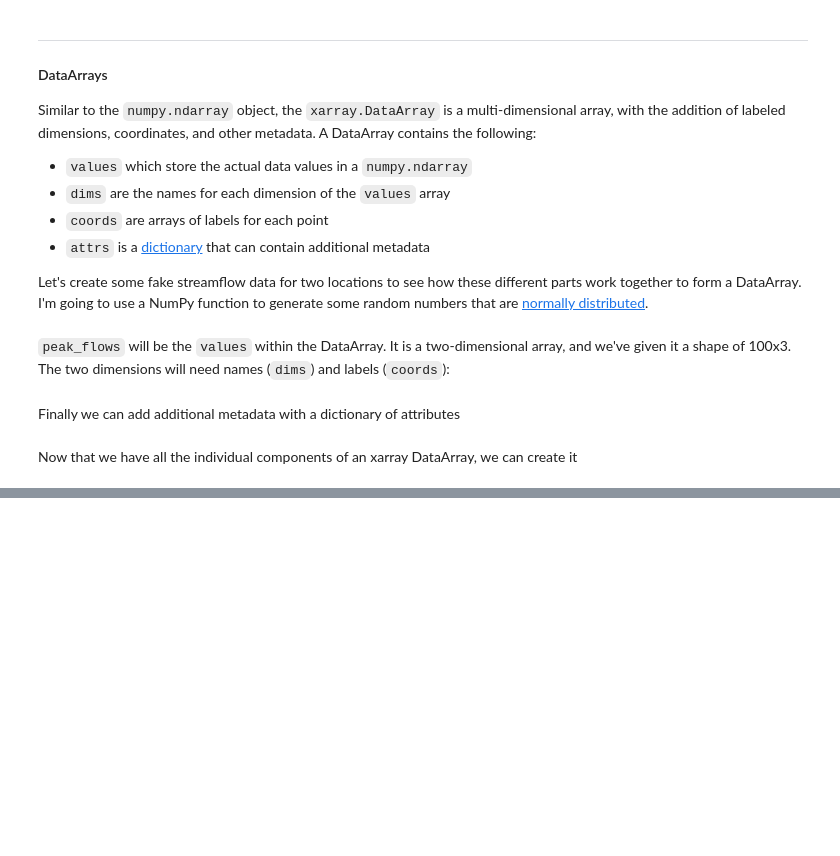
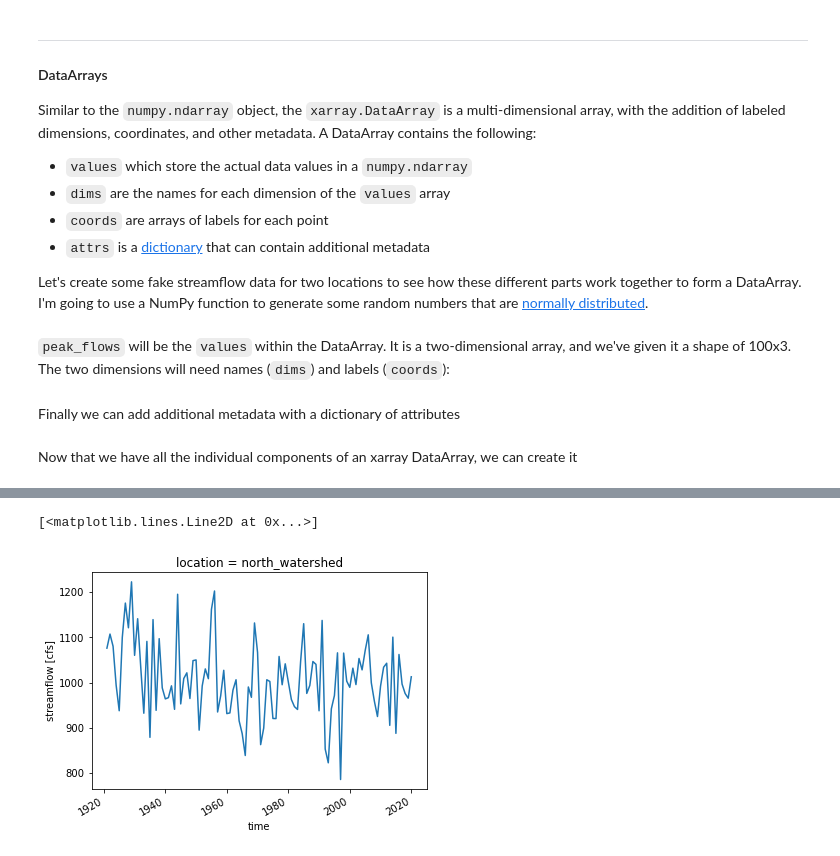
Before and after one commit to waterhackweek/waterdata, a Jupyter notebook: gridded_data_tutorial_2.ipynb, the cells around one changed output, grey strips where cells are left out. Drawn from its saved outputs; the diff is of its cells as text; code cells hidden in the pictures; blank space fills up the shorter version.

```diff
--- a/gridded_data_tutorial_2.ipynb
+++ b/gridded_data_tutorial_2.ipynb
@@ -47,4 +47,4 @@ metadata = {'units': 'cfs'}
 # %% [markdown]
 Now that we have all the individual components of an xarray DataArray, we can create it
 # %%
-streamflows = xr.DataArray( peak_flows, coords=[times, locations], dims=dimensions, attrs=metadata)
+streamflow = xr.DataArray( peak_streamflow, coords=[times, locations], dims=dimensions,  name='streamflow', attrs=metadata)
@@ -77,0 +92,8 @@ Then combine and create a Dataset
+# %%
+# randomly generated annual cumulative precipitation data for three locations
+means = [15, 20, 6]
+standard_deviations = [3, 2, 6]
+samples = (100, 3)
+cumulative_precip = np.random.normal(means, standard_deviations, samples)
+# %%
+precip = xr.DataArray( cumulative_precip, coords=[times, locations], dims=dimensions, name='precip', attrs={'units':'inches'})
@@ -77,0 +102,2 @@ Then combine and create a Dataset
+# %%
+my_data = xr.merge([streamflow, precip])
@@ -77,0 +150,5 @@ Then combine and create a Dataset
+# %%
+my_data.streamflow[:,0].plot()
+# %% [output]
+[<matplotlib.lines.Line2D at 0x...>]
+[figure, added]
```
Also changed, not shown: parts of 30 cells of this notebook, 4 other files.
